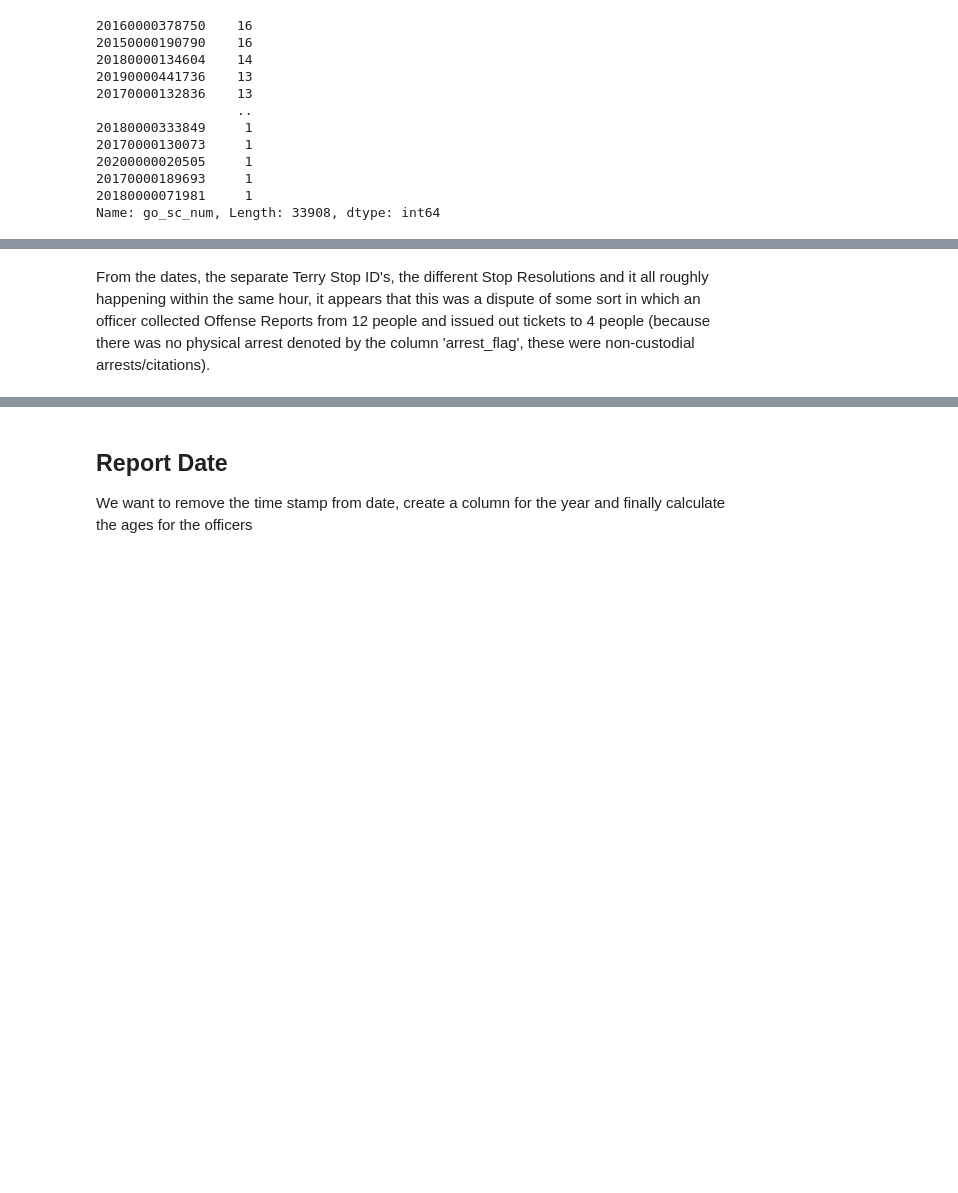
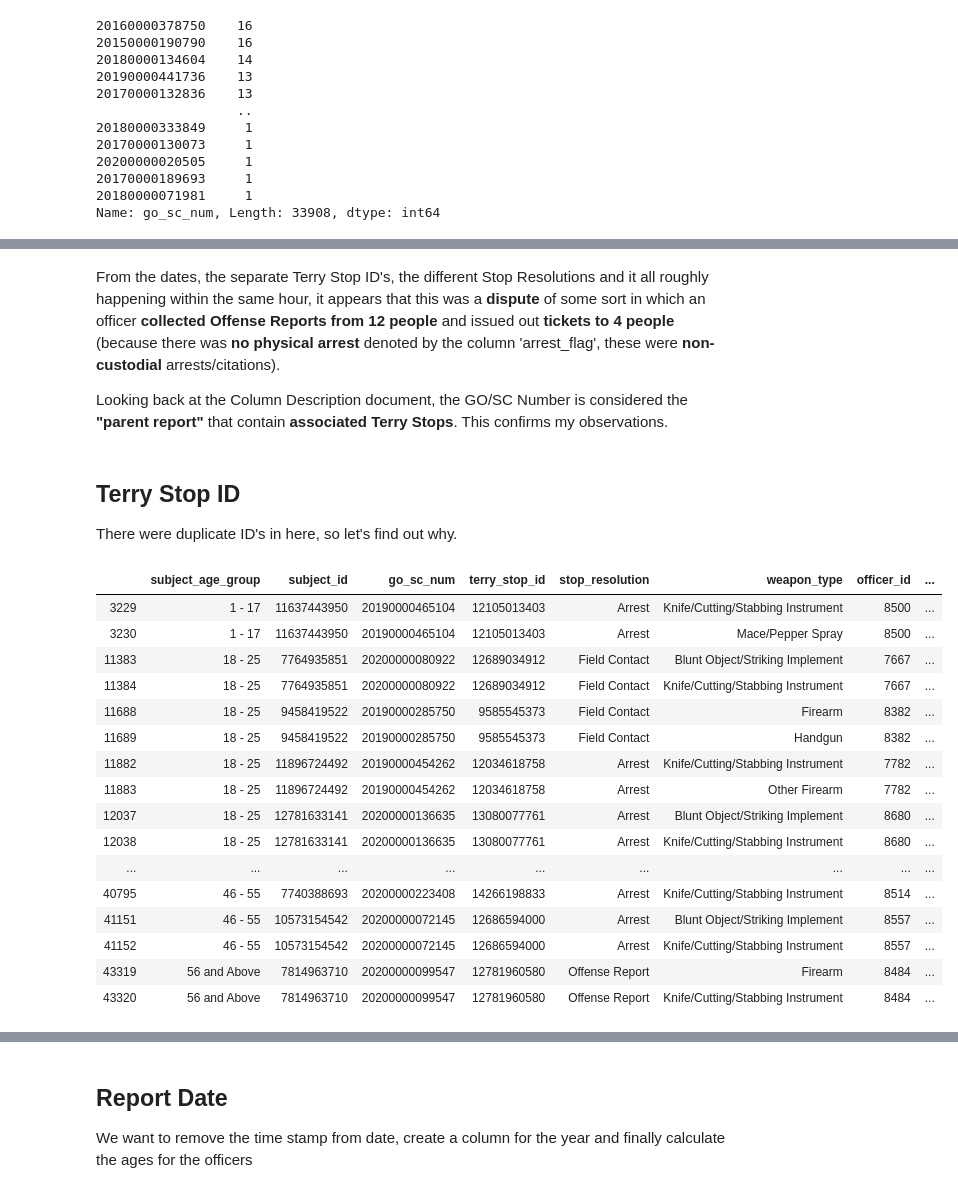
Before and after one commit to bmauss/LogReg_Analysis_of_Terry_Stops, a Jupyter notebook: Obtaining and Scrubbing Data.ipynb, the cells around one changed output, grey strips where cells are left out. Saved outputs shown, nothing was run; the diff lists cells and outputs as text; code cells hidden in the pictures; blank space fills up the shorter version.

```diff
--- a/Obtaining and Scrubbing Data.ipynb
+++ b/Obtaining and Scrubbing Data.ipynb
@@ -243,0 +247,12 @@ Let's get rid of those -1's and put 'unassigned' in their place.
+# %%
+import numpy as np
+
+adf['repeat_offenders'] = np.nan
+
+for i in range(len(adf['subject_id'])):
+    if adf['subject_id'].iloc[i] > 1:
+        adf['repeat_offenders'].iloc[i] = 1
+    else:
+        adf['repeat_offenders'].iloc[i] = 0
+
+adf['repeat_offenders'].value_counts()
@@ -301,2 +322,33 @@ stop_chk
 # %% [markdown]
-From the dates, the separate Terry Stop ID's, the different Stop Resolutions and it all roughly happening within the same hour, it appears that this was a dispute of some sort in which an officer collected Offense Reports from 12 people and issued out tickets to 4 people (because there was no physical arrest denoted by the column 'arrest_flag', these were non-custodial arrests/citations).
+From the dates, the separate Terry Stop ID's, the different Stop Resolutions and it all roughly happening within the same hour, it appears that this was a **dispute** of some sort in which an officer **collected Offense Reports from 12 people** and issued out **tickets to 4 people** (because there was **no physical arrest** denoted by the column 'arrest_flag', these were **non-custodial** arrests/citations).
+
+Looking back at the Column Description document, the GO/SC Number is considered the **"parent report"** that contain **associated Terry Stops**. This confirms my observations.
+# %% [markdown]
+## Terry Stop ID
+There were duplicate ID's in here, so let's find out why.
+# %%
+dup_ids = adf[adf['terry_stop_id'].duplicated(keep=False)]
+dup_ids = dup_ids[['subject_age_group', 'subject_id', 'go_sc_num',
+                   'terry_stop_id', 'stop_resolution', 'weapon_type',
+                   'officer_id', 'reported_date', 'reported_time',
+                   'initial_call_type', 'final_call_type', 'arrest_flag',
+                   'frisk_flag', ]]
+dup_ids
+# %% [output]
+|  | subject_age_group | subject_id | go_sc_num | terry_stop_id | stop_resolution | weapon_type | officer_id | ... |
+| 3229 | 1 - 17 | 11637443950 | 20190000465104 | 12105013403 | Arrest | Knife/Cutting/Stabbing Instrument | 8500 | ... |
+| 3230 | 1 - 17 | 11637443950 | 20190000465104 | 12105013403 | Arrest | Mace/Pepper Spray | 8500 | ... |
+| 11383 | 18 - 25 | 7764935851 | 20200000080922 | 12689034912 | Field Contact | Blunt Object/Striking Implement | 7667 | ... |
+| 11384 | 18 - 25 | 7764935851 | 20200000080922 | 12689034912 | Field Contact | Knife/Cutting/Stabbing Instrument | 7667 | ... |
+| 11688 | 18 - 25 | 9458419522 | 20190000285750 | 9585545373 | Field Contact | Firearm | 8382 | ... |
+| 11689 | 18 - 25 | 9458419522 | 20190000285750 | 9585545373 | Field Contact | Handgun | 8382 | ... |
+| 11882 | 18 - 25 | 11896724492 | 20190000454262 | 12034618758 | Arrest | Knife/Cutting/Stabbing Instrument | 7782 | ... |
+| 11883 | 18 - 25 | 11896724492 | 20190000454262 | 12034618758 | Arrest | Other Firearm | 7782 | ... |
+| 12037 | 18 - 25 | 12781633141 | 20200000136635 | 13080077761 | Arrest | Blunt Object/Striking Implement | 8680 | ... |
+| 12038 | 18 - 25 | 12781633141 | 20200000136635 | 13080077761 | Arrest | Knife/Cutting/Stabbing Instrument | 8680 | ... |
+| ... | ... | ... | ... | ... | ... | ... | ... | ... |
+| 40795 | 46 - 55 | 7740388693 | 20200000223408 | 14266198833 | Arrest | Knife/Cutting/Stabbing Instrument | 8514 | ... |
+| 41151 | 46 - 55 | 10573154542 | 20200000072145 | 12686594000 | Arrest | Blunt Object/Striking Implement | 8557 | ... |
+| 41152 | 46 - 55 | 10573154542 | 20200000072145 | 12686594000 | Arrest | Knife/Cutting/Stabbing Instrument | 8557 | ... |
+| 43319 | 56 and Above | 7814963710 | 20200000099547 | 12781960580 | Offense Report | Firearm | 8484 | ... |
+| 43320 | 56 and Above | 7814963710 | 20200000099547 | 12781960580 | Offense Report | Knife/Cutting/Stabbing Instrument | 8484 | ... |
```
Also changed, not shown: parts of 57 cells of this notebook.
